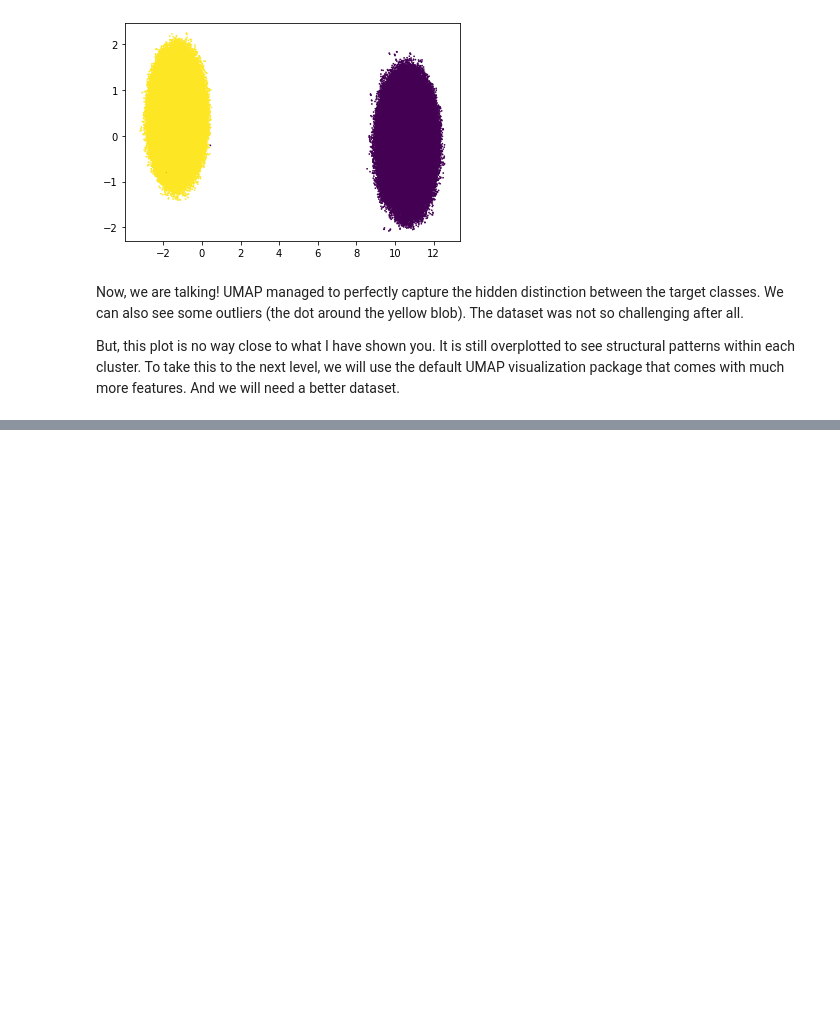
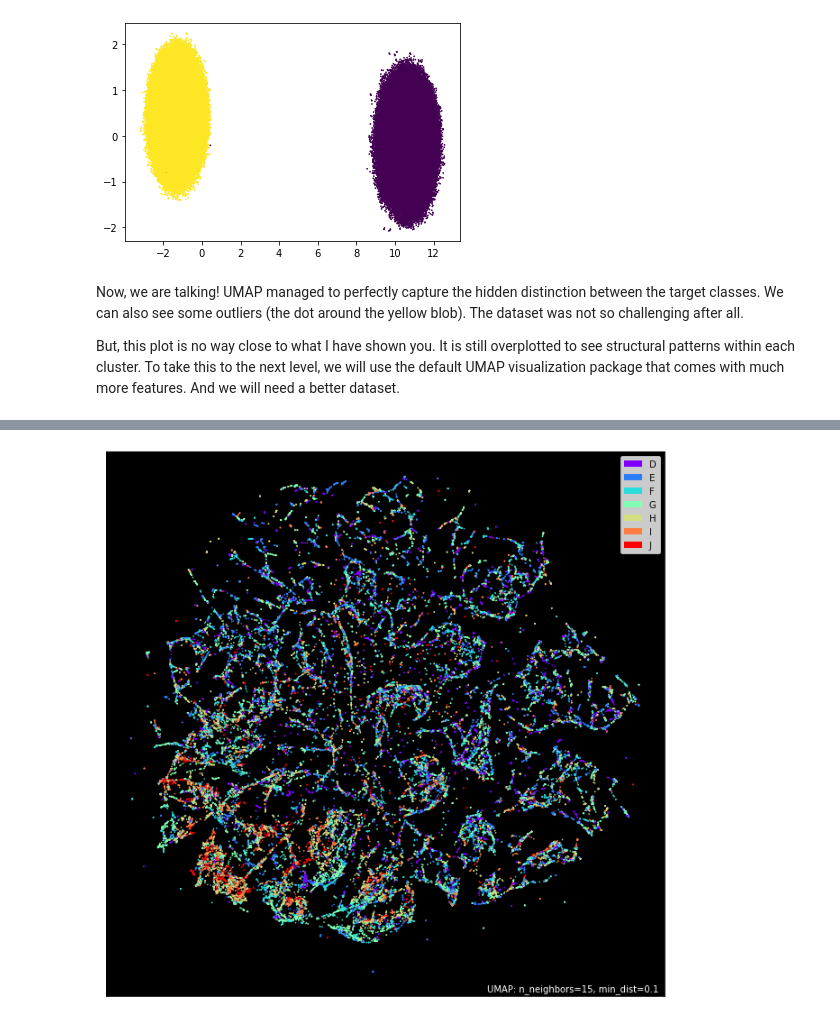
Before and after one commit to BexTuychiev/medium_stories, a Jupyter notebook: 2021/september/7_umap/notebook.ipynb, the cells around one changed output, grey strips where cells are left out. Cells and saved outputs as stored; diff of their text form; code cells hidden in the pictures; blank space fills up the shorter version.

```diff
--- a/2021/september/7_umap/notebook.ipynb
+++ b/2021/september/7_umap/notebook.ipynb
@@ -151,0 +208,14 @@ But, this plot is no way close to what I have shown you. It is still overplotted
+# %%
+X, y = (
+    diamonds.select_dtypes(include=np.number),
+    diamonds[["color"]].values.flatten(),
+)
+
+X = pipe.fit_transform(X.copy())
+y_enc = pd.factorize(y)[0]
+# %%
+%%time
+
+manifold = umap.UMAP().fit(X, y_enc)
+ax = umap.plot.points(manifold, labels=y, theme="fire")
+# %% [output]
@@ -151,0 +223 @@ But, this plot is no way close to what I have shown you. It is still overplotted
+[figure, added]
```
Also changed, not shown: parts of 12 cells of this notebook.
